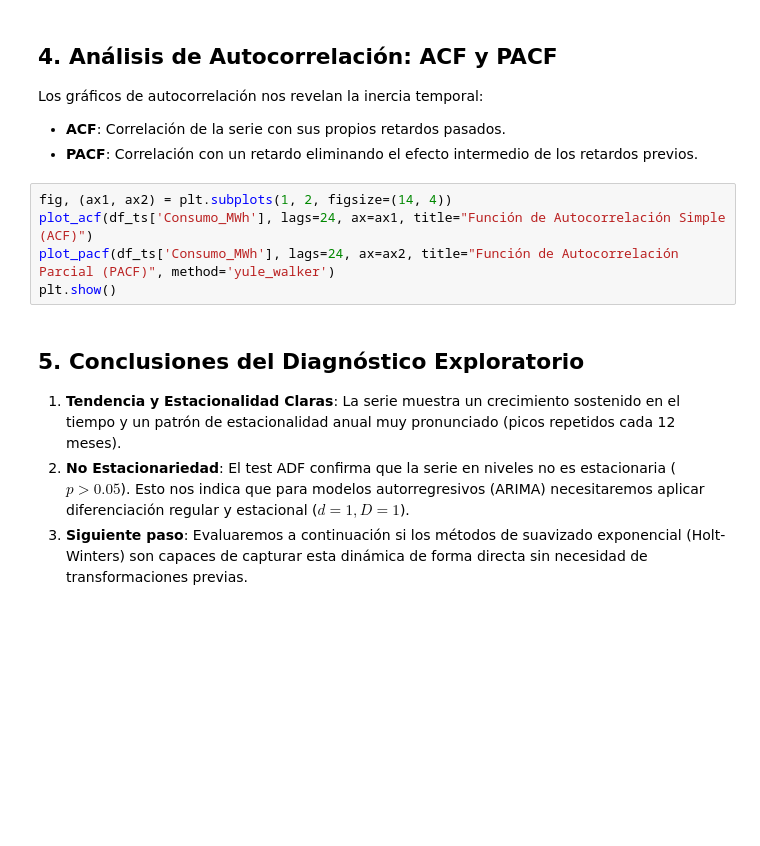
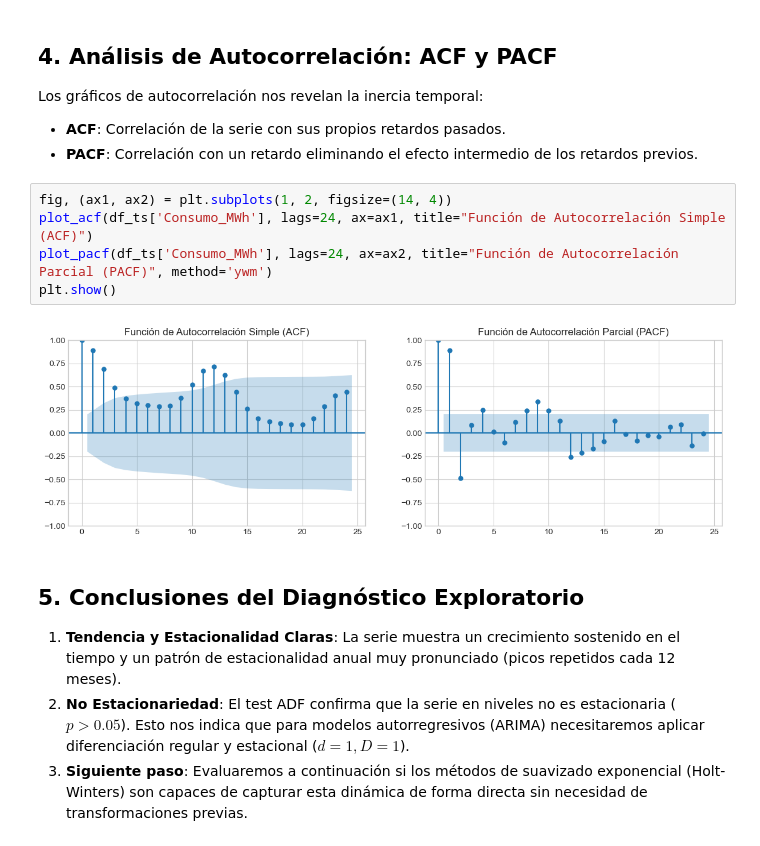
Before and after one commit to nesstortilla/business-intelligence-and-analytics, a Jupyter notebook: 02_prediccion_series_temporales/01_eda_descomposicion_series.ipynb, the cells around one changed output. Cells and saved outputs as stored; diff of their text form; blank space fills up the shorter version.

Commit message:
feat: pre-execute all 15 notebooks with visual outputs, tables and metrics

```diff
--- a/02_prediccion_series_temporales/01_eda_descomposicion_series.ipynb
+++ b/02_prediccion_series_temporales/01_eda_descomposicion_series.ipynb
@@ -107,8 +130,10 @@ Los gráficos de autocorrelación nos revelan la inercia temporal:
 # %%
 fig, (ax1, ax2) = plt.subplots(1, 2, figsize=(14, 4))
 plot_acf(df_ts['Consumo_MWh'], lags=24, ax=ax1, title="Función de Autocorrelación Simple (ACF)")
-plot_pacf(df_ts['Consumo_MWh'], lags=24, ax=ax2, title="Función de Autocorrelación Parcial (PACF)", method='yule_walker')
+plot_pacf(df_ts['Consumo_MWh'], lags=24, ax=ax2, title="Función de Autocorrelación Parcial (PACF)", method='ywm')
 plt.show()
+# %% [output]
+[figure, added]
 # %% [markdown]
 ## 5. Conclusiones del Diagnóstico Exploratorio
 
```
Also changed, not shown: parts of 5 cells of this notebook, 15 other files.
